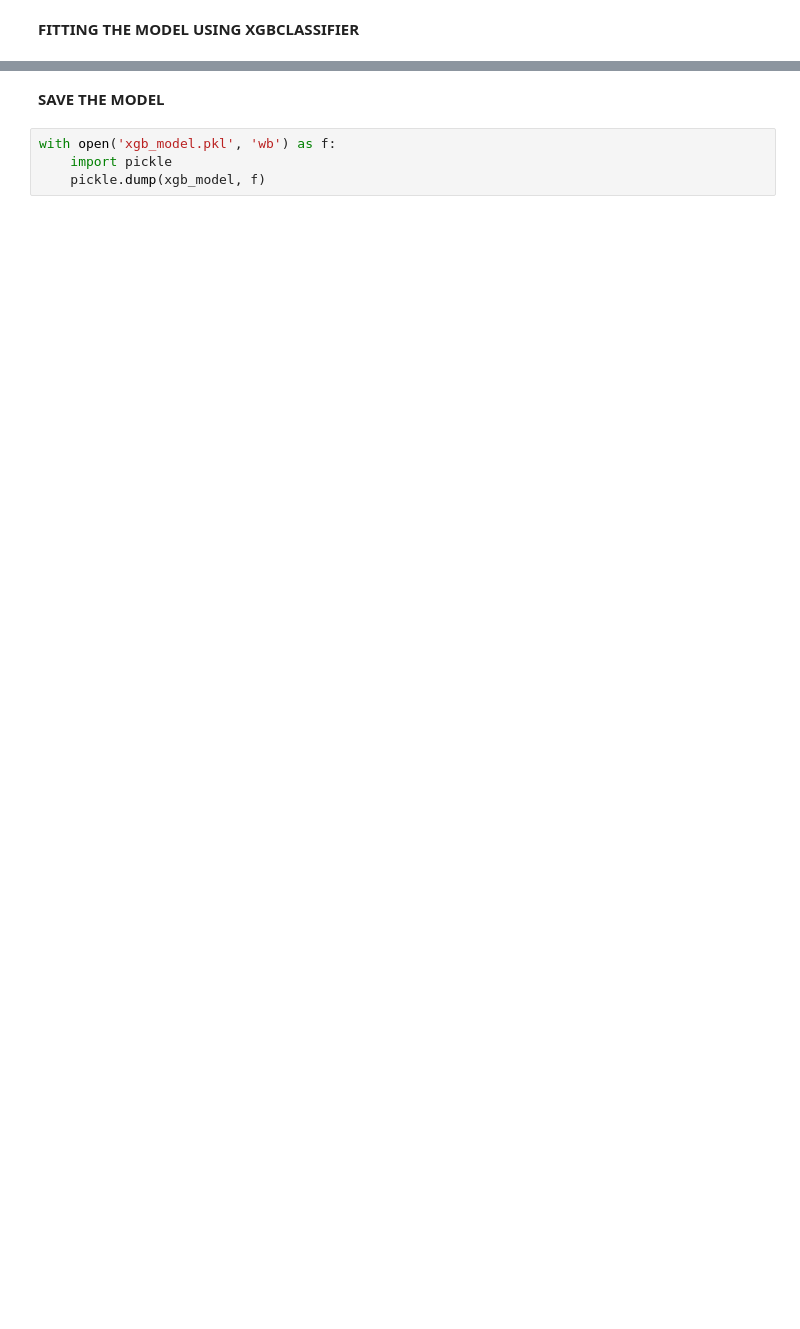
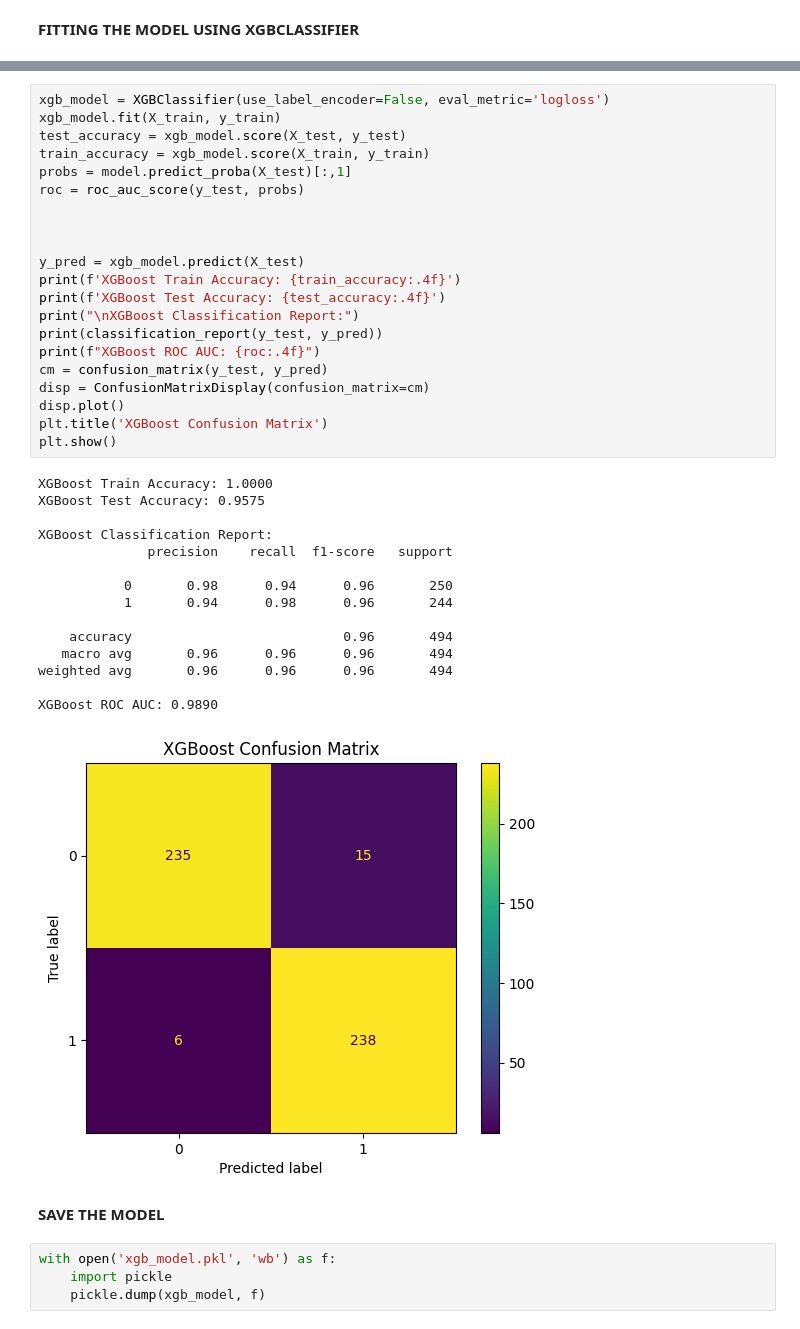
Before and after one commit to bjorn-sys/HR_Attrition_Model, a Jupyter notebook: hr attrition.ipynb, the cells around one changed output, grey strips where cells are left out. Drawn from its saved outputs; the diff is of its cells as text; blank space fills up the shorter version.

```diff
--- a/hr attrition.ipynb
+++ b/hr attrition.ipynb
@@ -385,3 +372,40 @@ Passing `palette` without assigning `hue` is deprecated and will be removed in v
+# %%
+xgb_model = XGBClassifier(use_label_encoder=False, eval_metric='logloss')
+xgb_model.fit(X_train, y_train)
+test_accuracy = xgb_model.score(X_test, y_test)
+train_accuracy = xgb_model.score(X_train, y_train)
+probs = model.predict_proba(X_test)[:,1]
+roc = roc_auc_score(y_test, probs)
+
+
+
+y_pred = xgb_model.predict(X_test)
+print(f'XGBoost Train Accuracy: {train_accuracy:.4f}')
+print(f'XGBoost Test Accuracy: {test_accuracy:.4f}')
+print("\nXGBoost Classification Report:")
+print(classification_report(y_test, y_pred))
+print(f"XGBoost ROC AUC: {roc:.4f}")
+cm = confusion_matrix(y_test, y_pred)
+disp = ConfusionMatrixDisplay(confusion_matrix=cm)
+disp.plot()
+plt.title('XGBoost Confusion Matrix')
+plt.show()
+# %% [output]
+XGBoost Train Accuracy: 1.0000
+XGBoost Test Accuracy: 0.9575
+
+XGBoost Classification Report:
+              precision    recall  f1-score   support
+
+           0       0.98      0.94      0.96       250
+           1       0.94      0.98      0.96       244
+
+    accuracy                           0.96       494
+   macro avg       0.96      0.96      0.96       494
+weighted avg       0.96      0.96      0.96       494
+
+XGBoost ROC AUC: 0.9890
+[figure, added]
 # %% [markdown]
 **SAVE THE MODEL**
 # %%
```
Also changed, not shown: parts of 11 cells of this notebook.
